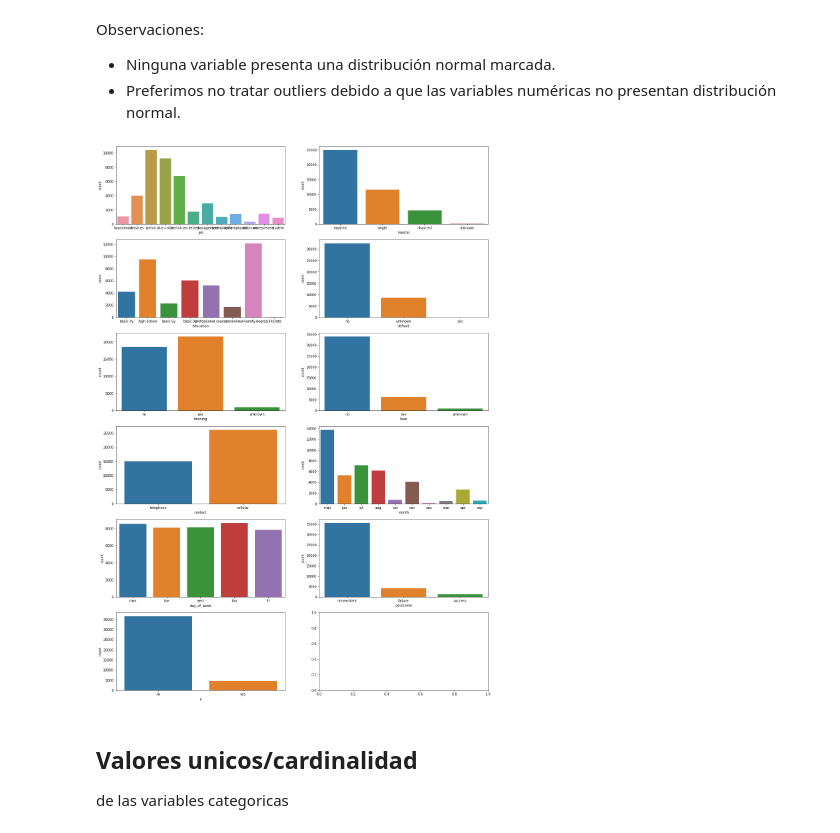
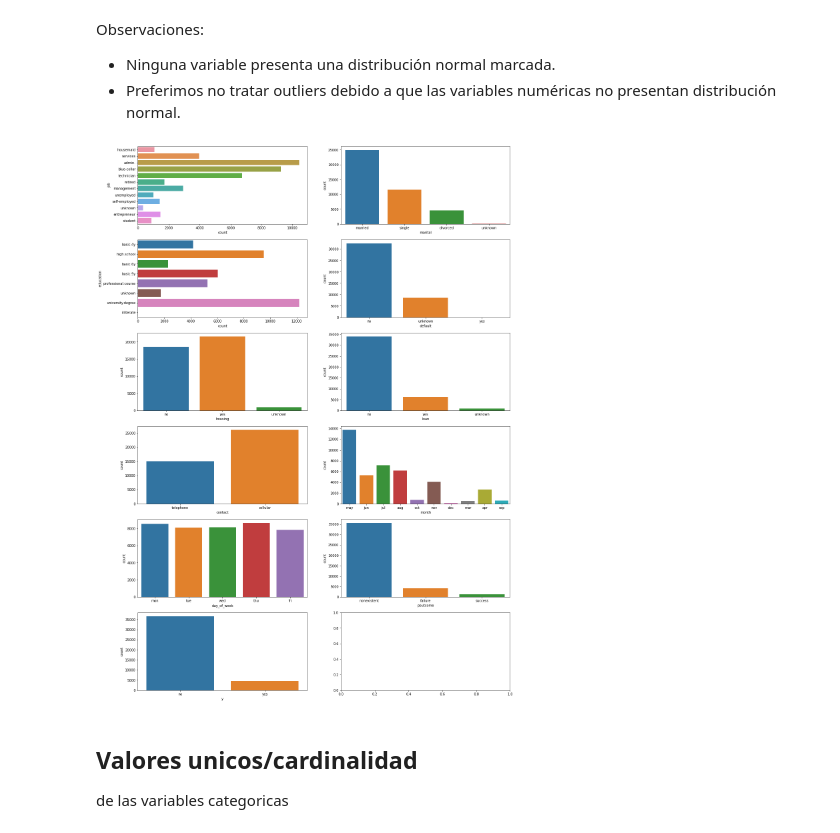
Before and after one commit to freddy120/ML1_CEIA_TP, a Jupyter notebook: TP_CEIA_ML.ipynb, the cells around one changed output. Drawn from its saved outputs; the diff is of its cells as text; code cells hidden in the pictures.

```diff
--- a/TP_CEIA_ML.ipynb
+++ b/TP_CEIA_ML.ipynb
@@ -236,16 +236,22 @@ Observaciones:
 # %%
 def countPlots(df, column_names):
     fig, axes =plt.subplots(6,2, figsize=(20,30))
     i = 0
     for ax in axes.reshape(-1):
         if i< len(column_names):
-            sns.countplot(x = column_names[i],
+
+            if i == 0 or i==2:
+              sns.countplot(y = column_names[i],
                           data = df, ax=ax)
+            else:
+              sns.countplot(x = column_names[i],
+                          data = df, ax=ax)
+
             i+=1
 
 countPlots(bank_df, categorical_df.values)
 # %% [output]
-[figure, old version]
+[figure, new version]
 # %% [markdown]
 ## Valores unicos/cardinalidad
 de las variables categoricas
```
Also changed, not shown: parts of 18 cells of this notebook.
